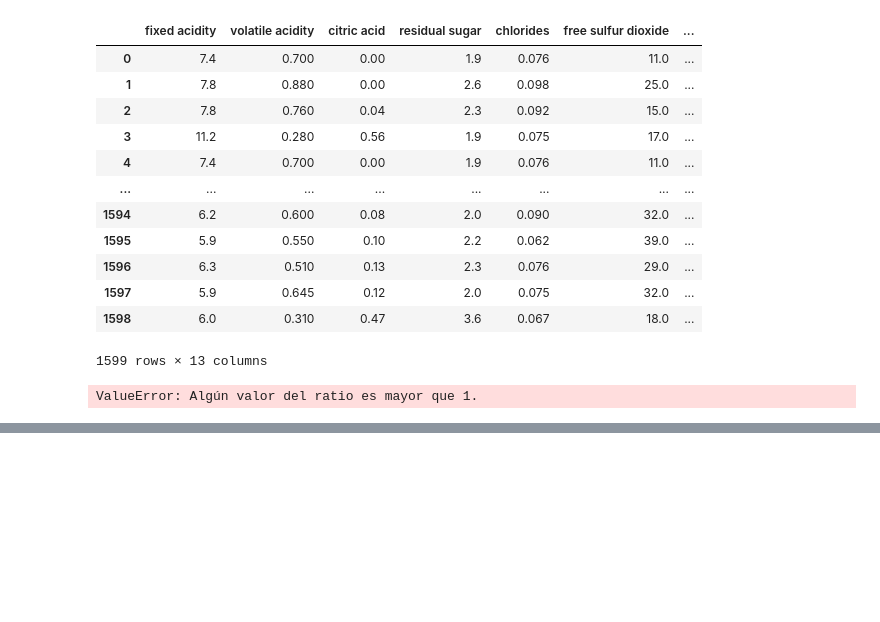
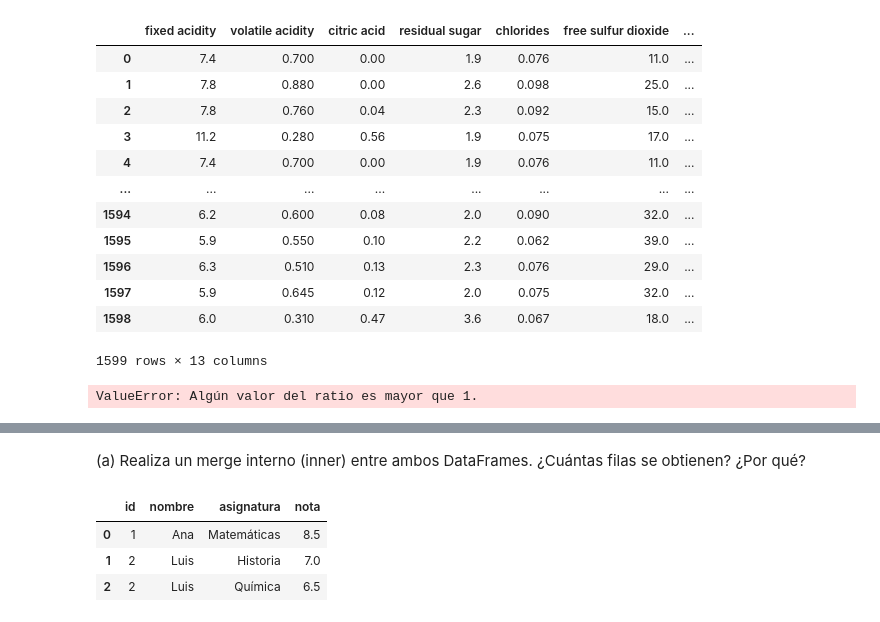
Before and after one commit to enricllorcamendoza-2002/ttad1, a Jupyter notebook: Entrega_2.ipynb, the cells around one changed output, grey strips where cells are left out. Saved outputs shown, nothing was run; the diff lists cells and outputs as text; code cells hidden in the pictures; blank space fills up the shorter version.

```diff
--- a/Entrega_2.ipynb
+++ b/Entrega_2.ipynb
@@ -330,0 +364,9 @@ ValueError: Algún valor del ratio es mayor que 1.
+# %% [markdown]
+(a) Realiza un merge interno (inner) entre ambos DataFrames. ¿Cuántas filas se obtienen? ¿Por qué?
+# %%
+estudiantes.merge(notas, left_on='id', right_on='id')
+# %% [output]
+|  | id | nombre | asignatura | nota |
+| 0 | 1 | Ana | Matemáticas | 8.5 |
+| 1 | 2 | Luis | Historia | 7.0 |
+| 2 | 2 | Luis | Química | 6.5 |
```
Also changed, not shown: parts of 8 cells of this notebook.
